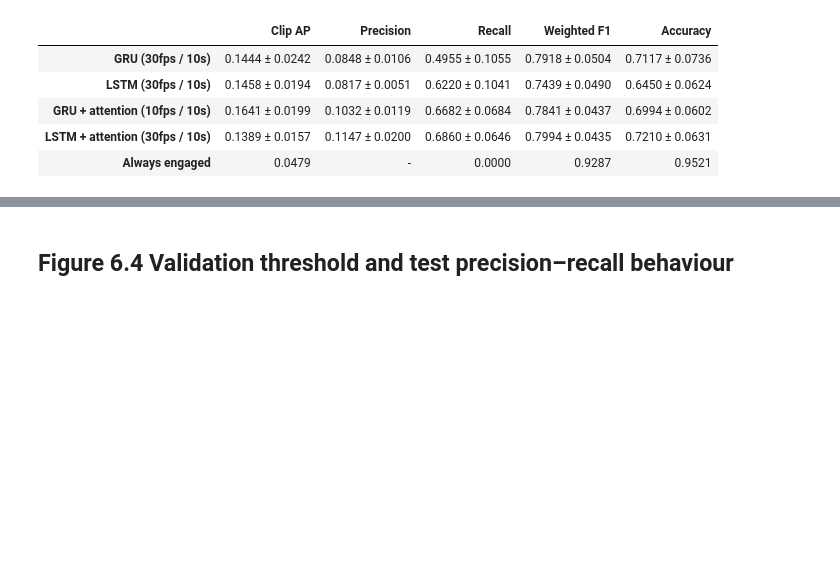
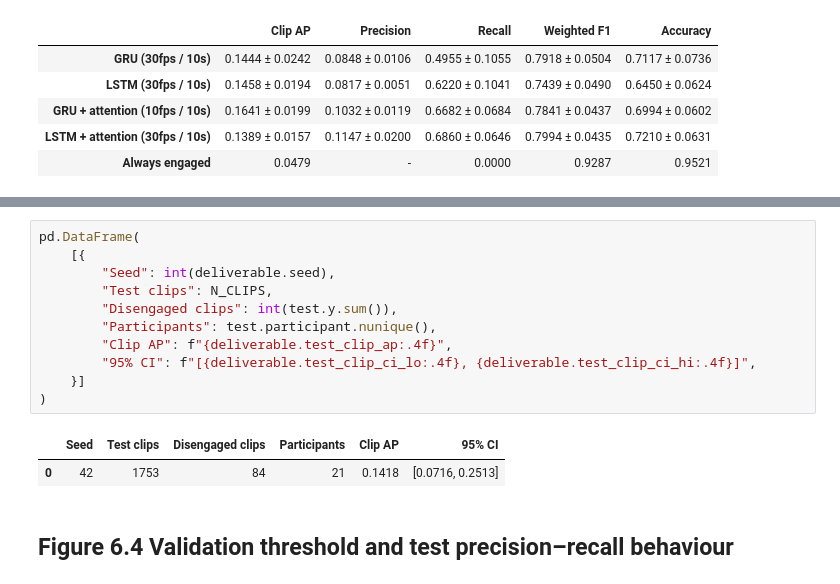
Before and after one commit to ESMAT001/attention-lapse-detection, a Jupyter notebook: notebooks/04_final_test_evaluation.ipynb, the cells around one changed output, grey strips where cells are left out. Drawn from its saved outputs; the diff is of its cells as text; blank space fills up the shorter version.

```diff
--- a/notebooks/04_final_test_evaluation.ipynb
+++ b/notebooks/04_final_test_evaluation.ipynb
@@ -118,3 +124,17 @@ pd.DataFrame.from_dict(rows, orient="index", columns=list(METRICS))
+# %%
+pd.DataFrame(
+    [{
+        "Seed": int(deliverable.seed),
+        "Test clips": N_CLIPS,
+        "Disengaged clips": int(test.y.sum()),
+        "Participants": test.participant.nunique(),
+        "Clip AP": f"{deliverable.test_clip_ap:.4f}",
+        "95% CI": f"[{deliverable.test_clip_ci_lo:.4f}, {deliverable.test_clip_ci_hi:.4f}]",
+    }]
+)
+# %% [output]
+|  | Seed | Test clips | Disengaged clips | Participants | Clip AP | 95% CI |
+| 0 | 42 | 1753 | 84 | 21 | 0.1418 | [0.0716, 0.2513] |
 # %% [markdown]
 ## Figure 6.4 Validation threshold and test precision–recall behaviour
 # %%
```
Also changed, not shown: parts of 4 cells of this notebook, 37 other files.
